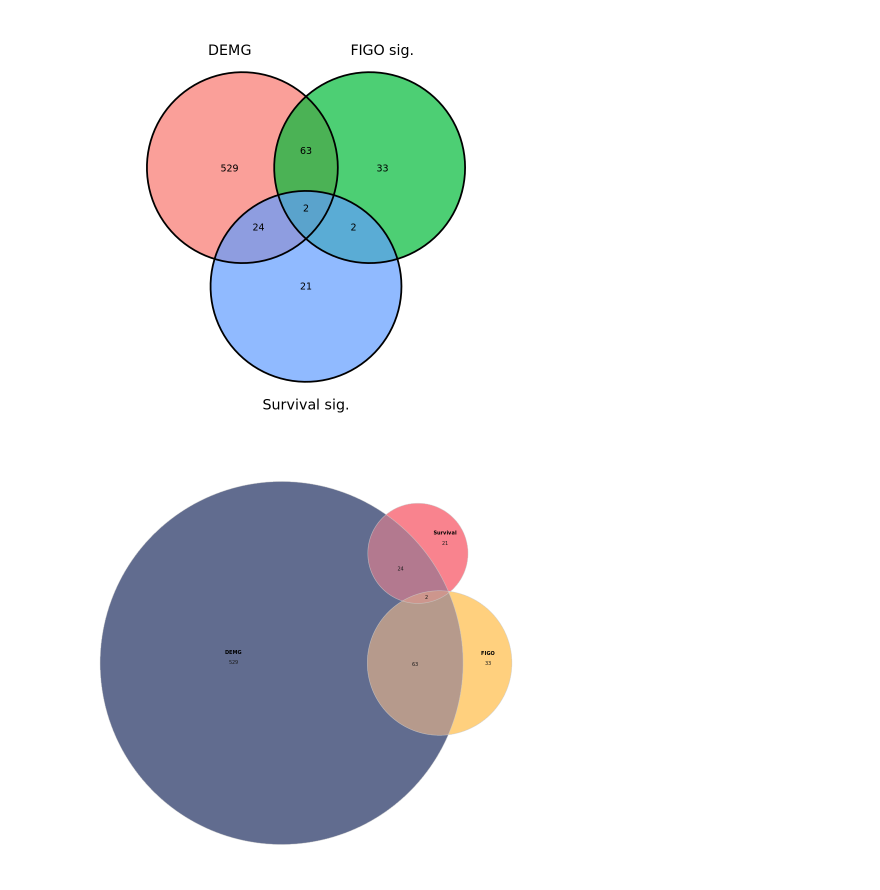
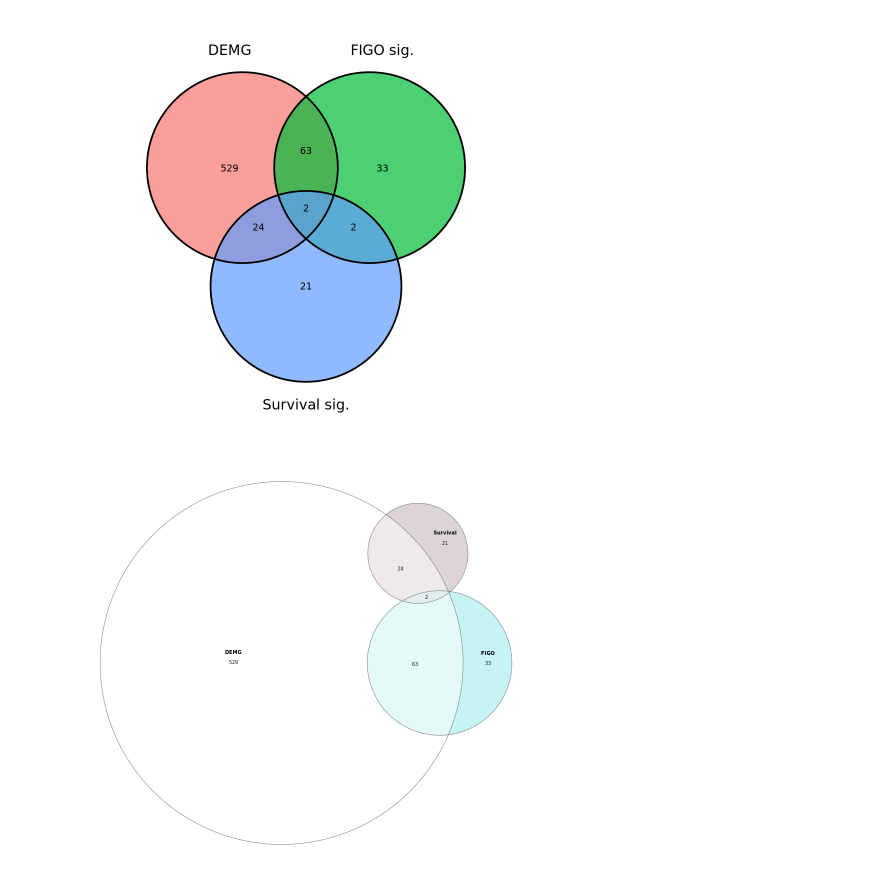
Before and after one commit to fogg-lab/characterizing-ecm-transcriptome-of-endometriosis, a Jupyter notebook: figures/gene_list_intra_overlap_vis.ipynb, the cells around one changed output. Saved outputs shown, nothing was run; the diff lists cells and outputs as text; code cells hidden in the pictures.

```diff
--- a/figures/gene_list_intra_overlap_vis.ipynb
+++ b/figures/gene_list_intra_overlap_vis.ipynb
@@ -109,37 +109,41 @@ ggplot(data = venn_df) +
 # %%
 set.seed(123)
 
 euler_df <- venn_df %>%
     column_to_rownames("geneID") %>%
     rename(DEMG = demg, `FIGO` = figo, `Survival` = survival)
 
 euler_fit <- euler(euler_df, shape = "circle")
 # eulerr_options(labels = list(fontsize = text_size))
 
-lab_pos <- list(
-    CESC = c(demg_x = 0.06, demg_y = 0.76, figo_x = 0.8, figo_y = 0.15, surv_x = 0.6, surv_y = 0.94),
-    UCS = c(demg_x = 0.08, demg_y = 0.85, figo_x = 0.8, figo_y = 0.2, surv_x = 0.75, surv_y = 0.9),
-    UCEC = c(demg_x = 0.08, demg_y = 0.85, figo_x = 0.9, figo_y = 0.3, surv_x = 0.75, surv_y = 0.92)
-)
-pos_l <- lab_pos[[projects[dset_idx]]]
+# lab_pos <- list(
+#     CESC = c(demg_x = 0.06, demg_y = 0.76, figo_x = 0.8, figo_y = 0.15, surv_x = 0.6, surv_y = 0.94),
+#     UCS = c(demg_x = 0.08, demg_y = 0.85, figo_x = 0.8, figo_y = 0.2, surv_x = 0.75, surv_y = 0.9),
+#     UCEC = c(demg_x = 0.08, demg_y = 0.85, figo_x = 0.9, figo_y = 0.3, surv_x = 0.75, surv_y = 0.92)
+# )
+# pos_l <- lab_pos[[projects[dset_idx]]]
 
 plot(
     euler_fit,
 #     quantities = TRUE,
 #     adjust_labels = FALSE,
     labels = list(fontsize = (text_size - 2)),
+#     labels = list(fontsize = (label_size)),
 #     labels = FALSE,
     quantities = list(fontsize = text_size - 2, col = "gray10"),
+#     quantities = list(fontsize = label_size, col = "gray10"),
     # Must be in same order as DF columns
-    fills = list(fill = c(DEMG = "#1d2d5f", FIGO = "#ffbc47", Survival = "#f64e5d")),
-    edges = list(lwd = 1, alpha = .5, col = "gray80"),
+#     fills = list(fill = c(DEMG = "#1d2d5f", FIGO = "#ffbc47", Survival = "#f64e5d")),
+    fills = list(fill = c(DEMG = "gray100", FIGO = "paleturquoise2", Survival = "lavenderblush3")),
+#     edges = list(lwd = 1, alpha = .5, col = "gray80"),
+    edges = list(lwd = 1, alpha = .5, col = "gray40"),
     alpha = 0.7
 ) %>% as.ggplot()
 #     geom_text(label = "DEMG", x = pos_l["demg_x"], y = pos_l["demg_y"], fontface = "bold", size = text_size * pt_to_mm) +
 #     geom_text(label = "FIGO", x = pos_l["figo_x"], y = pos_l["figo_y"], fontface = "bold", size = text_size * pt_to_mm) +
 #     geom_text(label = "Survival", x = pos_l["surv_x"], y = pos_l["surv_y"], fontface = "bold", size = text_size * pt_to_mm)
 # %% [output]
-[figure, old version]
+[figure, new version]
 # %%
 intra <- last_plot()
 # %%
```
Also changed, not shown: parts of 1 cell of this notebook, 4 other files.
